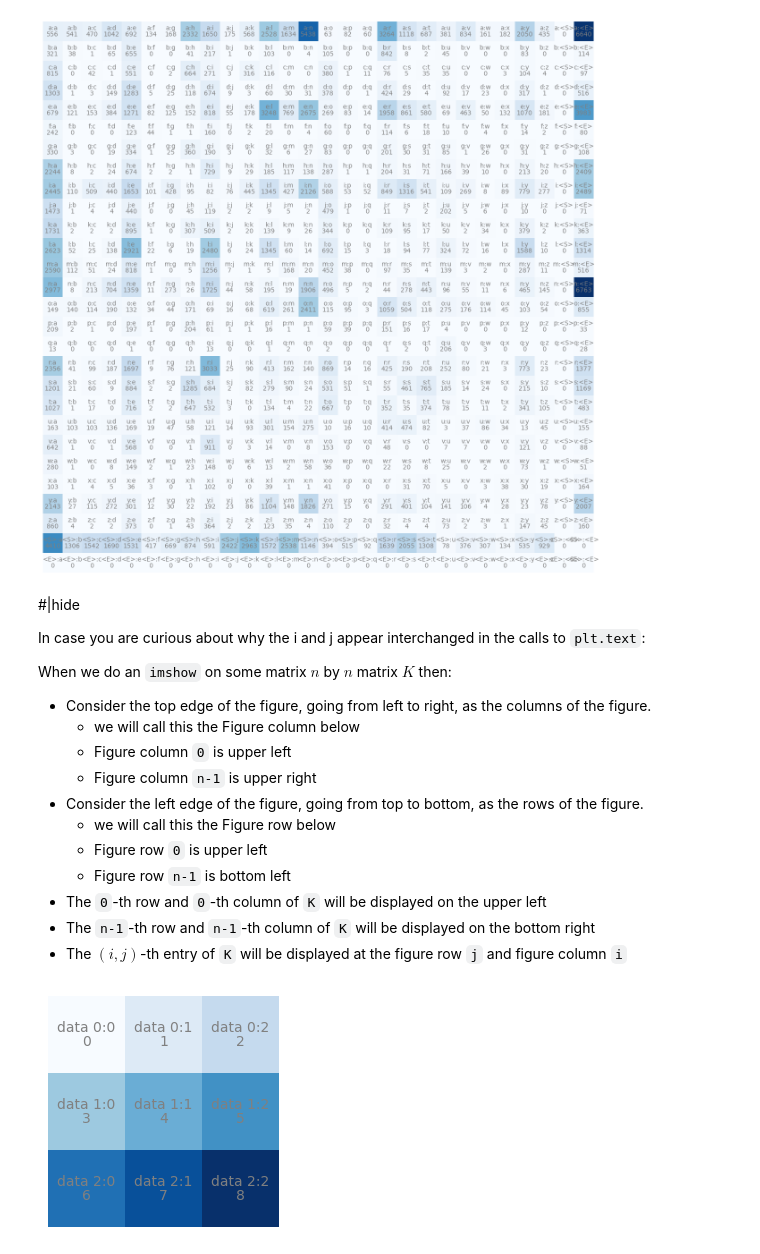
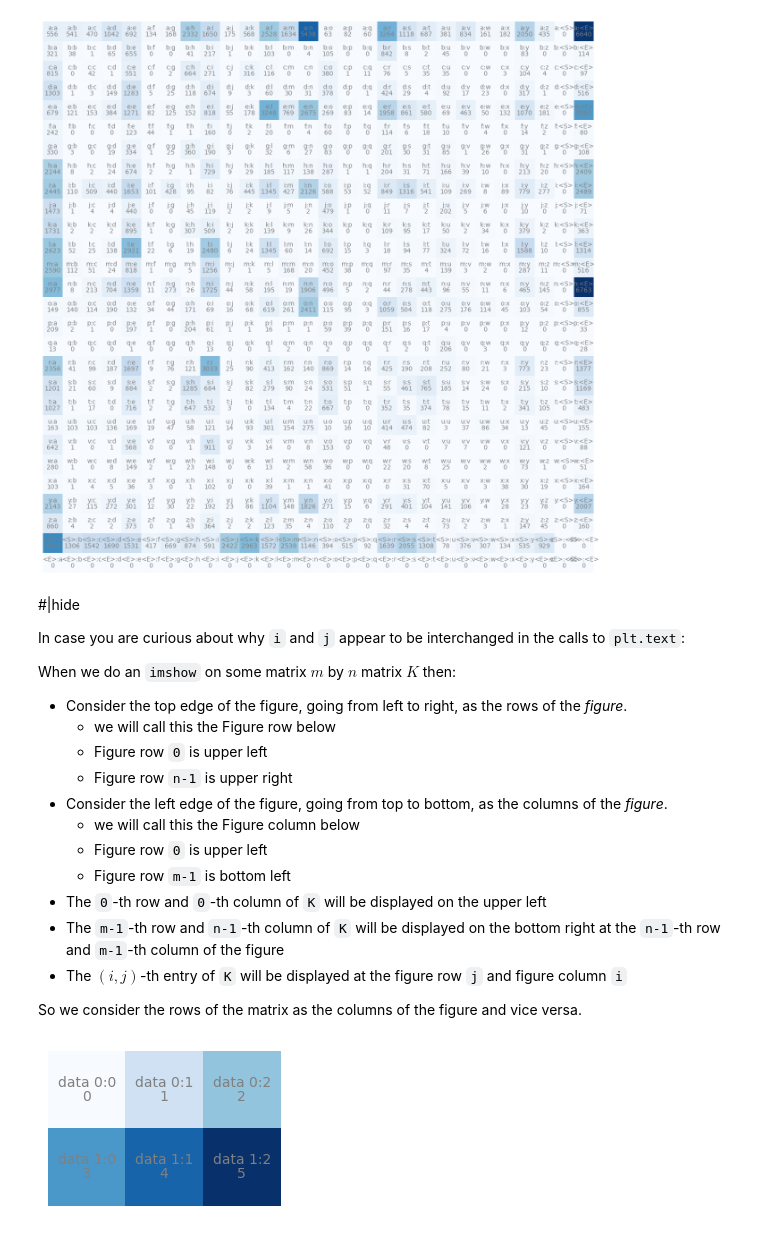
Before and after one commit to nasheqlbrm/makemore, a Jupyter notebook: nbs/01_build_makemore_yay.ipynb, the cells around one changed output. Saved outputs shown, nothing was run; the diff lists cells and outputs as text; code cells hidden in the pictures.

Commit message:
more notes on plt.text

```diff
--- a/nbs/01_build_makemore_yay.ipynb
+++ b/nbs/01_build_makemore_yay.ipynb
@@ -105,31 +105,33 @@ plt.axis('off');
 # %% [markdown]
 #|hide
 
-In case you are curious about why the i and j appear interchanged in the calls to `plt.text`:
+In case you are curious about why `i` and `j` appear to be interchanged in the calls to `plt.text`:
 
-When we do an `imshow` on some matrix $n$ by $n$ matrix $K$ then:
+When we do an `imshow` on some matrix $m$ by $n$ matrix $K$ then:
 
-* Consider the top edge of the figure, going from left to right, as the columns of the figure.
-    * we will call this the Figure column below
-    * Figure column `0` is upper left
-    * Figure column `n-1` is upper right
-* Consider the left edge of the figure, going from top to bottom, as the rows of the figure.
+* Consider the top edge of the figure, going from left to right, as the rows of the _figure_.
     * we will call this the Figure row below
     * Figure row `0` is upper left
-    * Figure row `n-1` is bottom left
+    * Figure row `n-1` is upper right
+* Consider the left edge of the figure, going from top to bottom, as the columns of the _figure_.
+    * we will call this the Figure column below
+    * Figure row `0` is upper left
+    * Figure row `m-1` is bottom left
 * The `0`-th row and `0`-th column of `K` will be displayed on the upper left
-* The `n-1`-th row and `n-1`-th column of `K` will be displayed on the bottom right
+* The `m-1`-th row and `n-1`-th column of `K` will be displayed on the bottom right at the `n-1`-th row and `m-1`-th column of the figure
 * The $(i,j)$-th entry of `K` will be displayed at the figure row `j` and figure column `i`
+
+So we consider the rows of the matrix as the columns of the figure and vice versa.
 # %%
 #|hide
-
+K = torch.arange(6).reshape((2,3))
 plt.figure(figsize=(3,3))
 plt.imshow(K, cmap='Blues')
-for i in range(3):
+for i in range(2):
     for j in range(3):
         chstr = f'data {i}:{j}'#itos[i] + ':' + itos[j]
         plt.text(j, i, chstr, ha='center', va='bottom', color='gray')
         plt.text(j, i, K[i,j].item(), ha='center', va='top', color='gray')
 plt.axis('off');
 # %% [output]
-[figure, old version]
+[figure, new version]
```
